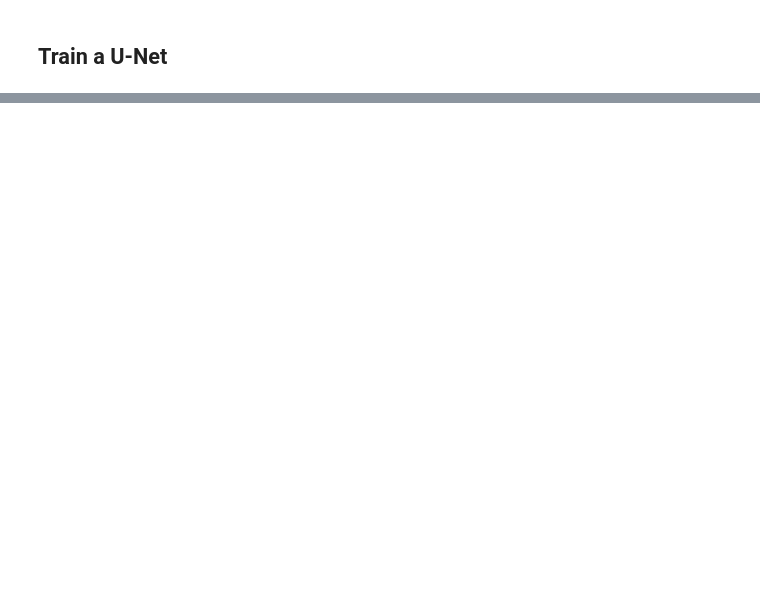
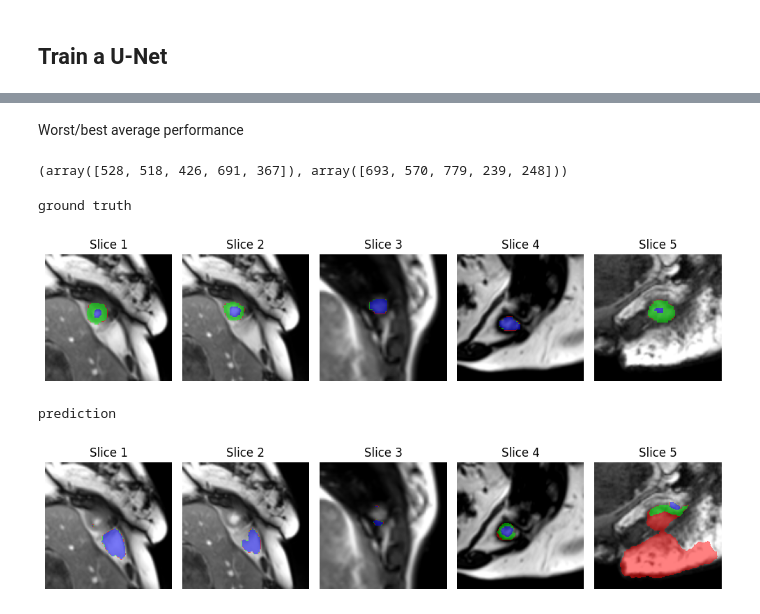
Before and after one commit to MunchkinChen/IMA206_project, a Jupyter notebook: run.ipynb, the cells around one changed output, grey strips where cells are left out. Drawn from its saved outputs; the diff is of its cells as text; code cells hidden in the pictures; blank space fills up the shorter version.

```diff
--- a/run.ipynb
+++ b/run.ipynb
@@ -435,24 +237,0 @@ best_batch = (test_X[best_indices.copy()], test_Y[best_indices.copy()])
-# %%
-def predict_label(test_batch, visualize=False):
-    test_input = test_batch[0]
-
-    with torch.no_grad():
-        outputs_test = model(test_input.to(DEVICE))
-
-    outputs_test = postprocess(outputs_test) # (BS, 4, H, W) a 0-1 mask for 4 classes
-
-    y_pred = outputs_test.cpu()
-    y_gt = monai.networks.utils.one_hot(test_batch[1],dim=1,num_classes=4)
-
-
-    if visualize:
-        label_pred = torch.argmax(outputs_test, dim=1).cpu()
-        label_gt = test_batch[1].squeeze()
-
-        print('ground truth')
-        util.visualize_3D({"image": test_input[:,0].permute(1,2,0),
-                           "label": label_gt[:].permute(1,2,0)})
-
-        print('prediction')
-        util.visualize_3D({"image": test_input[:,0].permute(1,2,0),
-                           "label": label_pred[:].permute(1,2,0)})
@@ -539,0 +488,5 @@ train_loader = DataLoader(train_set, batch_size=8)
+# %%
+print('w. data augmentation')
+dscs_w = test_performance(model_w, test_loader)
+print('w.o. data augmentation')
+dscs_wo = test_performance(model_wo, test_loader)
@@ -539,0 +551,16 @@ train_loader = DataLoader(train_set, batch_size=8)
+# %% [markdown]
+Worst/best average performance
+# %%
+worst_indices_mean, best_indices_mean = get_best_worst_batch(dscs_w, label=0, n=5)
+worst_batch = (test_X[worst_indices_mean.copy()], test_Y[worst_indices_mean.copy()])
+best_batch = (test_X[best_indices_mean.copy()], test_Y[best_indices_mean.copy()])
+worst_indices_mean, best_indices_mean
+# %% [output]
+(array([528, 518, 426, 691, 367]), array([693, 570, 779, 239, 248]))
+# %%
+predict_label(model_w, worst_batch, visualize=True)
+# %% [output]
+ground truth
+[figure, added]
+prediction
+[figure, added]
```
Also changed, not shown: parts of 65 cells of this notebook, 1 other file.
